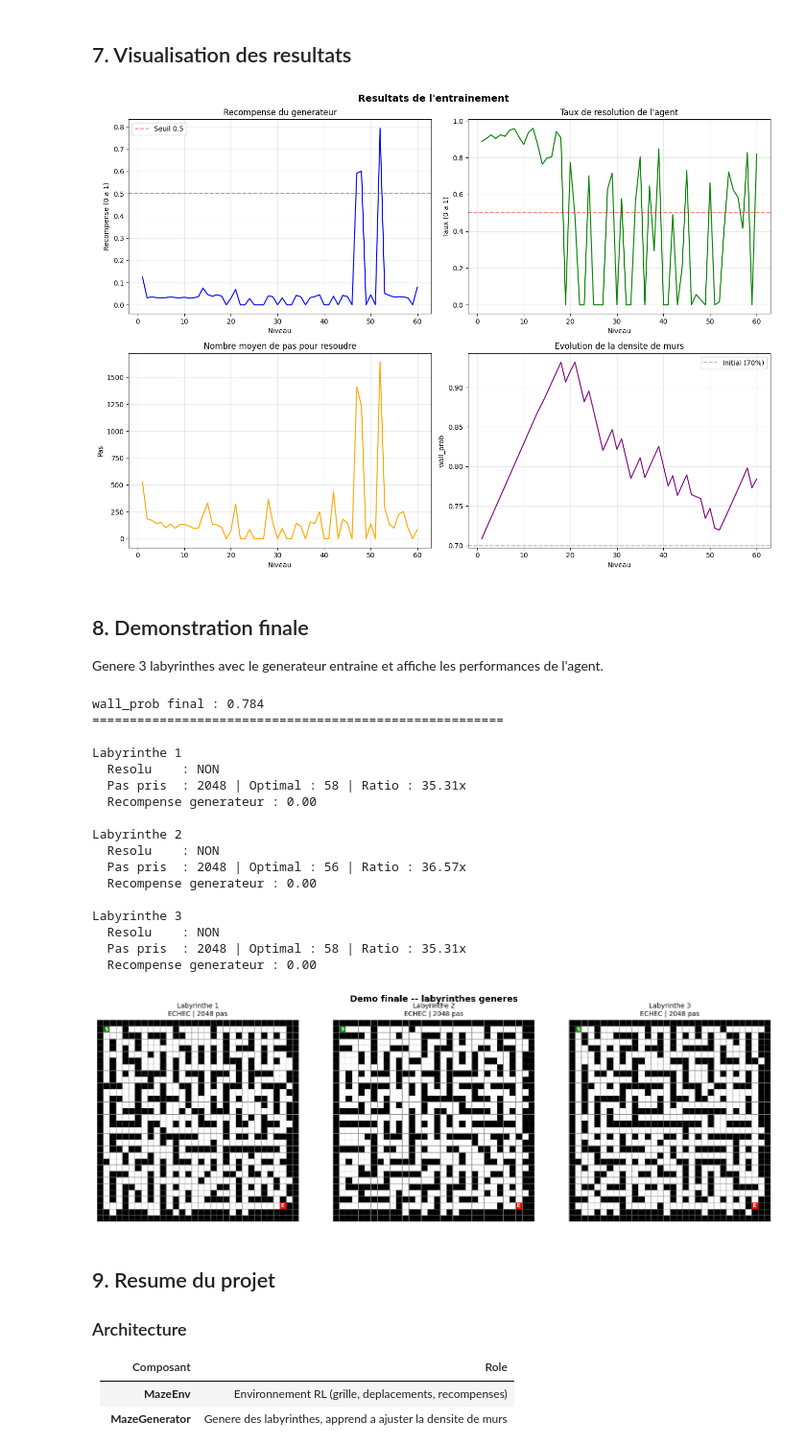
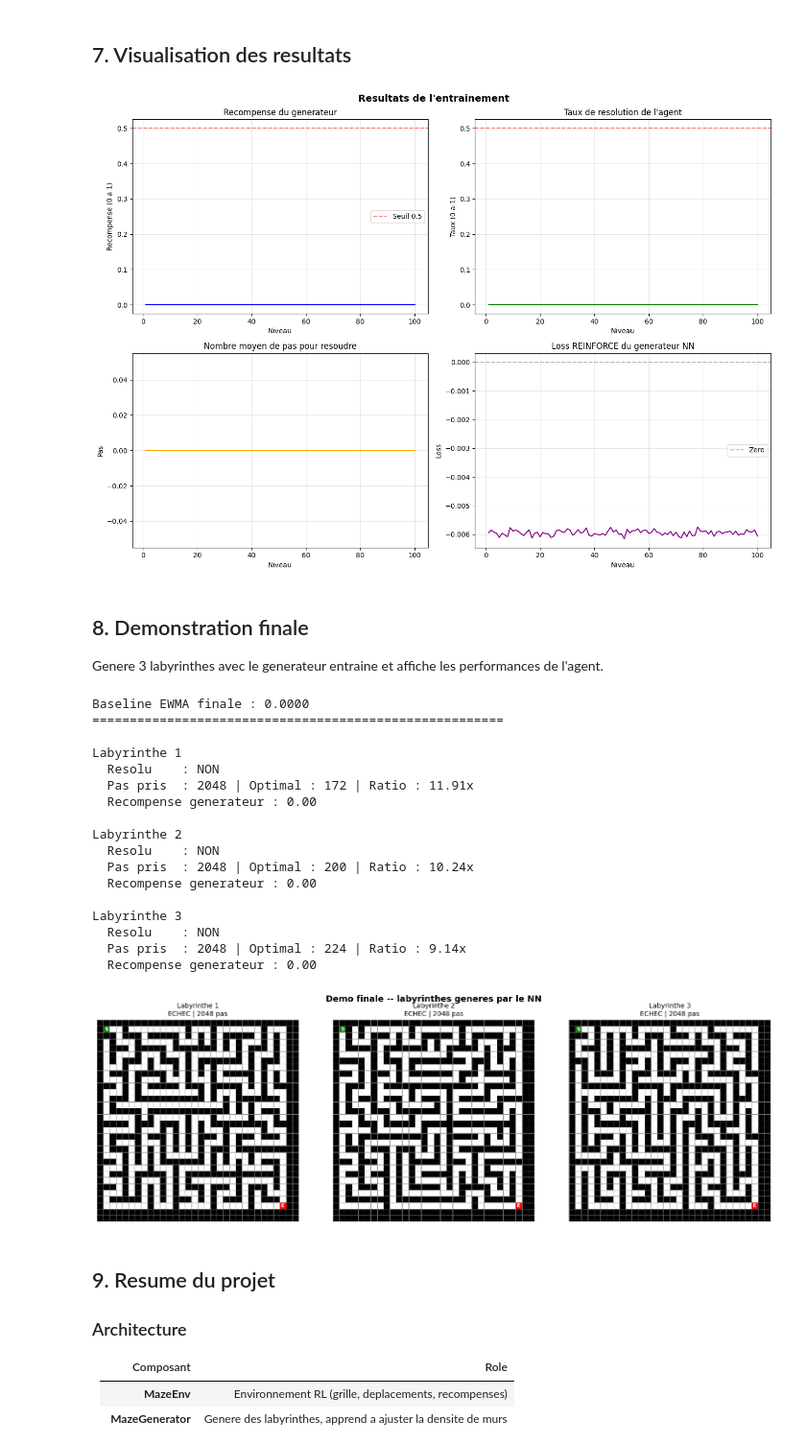
Before and after one commit to apierrr/Projet-RL, a Jupyter notebook: VraiTPLol/app.ipynb, the cells around one changed output. Shown at 96% size. Cells and saved outputs as stored; diff of their text form; code cells hidden in the pictures.

Commit message:
Working maze v2

```diff
--- a/VraiTPLol/app.ipynb
+++ b/VraiTPLol/app.ipynb
@@ -483,56 +573,55 @@ def train(n_levels=N_LEVELS,
     agent     = QLearningAgent()
 
     history = {'level': [], 'gen_reward': [], 'solve_rate': [],
-               'avg_steps': [], 'wall_prob': []}
+               'avg_steps': [], 'loss': []}
 
-    print(f'Labyrinthe : {maze_height}x{maze_width}')
     print(f'Entrainement : {n_levels} niveaux x {episodes_per_level} episodes')
-    print('-' * 68)
+    print('-' * 72)
 
     for level_idx in range(n_levels):
 
-        # 1. Generer un labyrinthe soluble
+        # 1. Generer un labyrinthe
         grid = generator.generate()
         env  = MazeEnv(grid)
 
         # 2. Entrainer l'agent sur ce labyrinthe
         solve_count = 0
         total_steps = 0
-        last_solved, last_steps = False, 0
 
         for _ in range(episodes_per_level):
             solved, steps = agent.run_episode(env)
             if solved:
                 solve_count += 1
                 total_steps += steps
-                last_solved, last_steps = True, steps
 
         solve_rate = solve_count / episodes_per_level
         avg_steps  = total_steps / max(solve_count, 1)
 
-        # 3. Recompense du generateur : score_murs * score_pas
-        gen_reward = generator.compute_generator_reward(last_solved, last_steps, grid)
+        # 3. Recompense du generateur : solve_rate * (avg_steps / max_steps)
+        gen_reward = generator.compute_generator_reward(solve_rate, avg_steps)
 
-        # 4. Mise a jour du generateur (passe aussi agent_solved pour distinguer
-        #    "trop difficile" de "trop facile")
-        generator.update(last_solved, gen_reward)
+        # 4. Mise a jour du generateur (REINFORCE)
+        generator.update(solve_rate, gen_reward)
 
+        current_loss = generator.loss_history[-1] if generator.loss_history else 0.0
         history['level'].append(level_idx + 1)
         history['gen_reward'].append(gen_reward)
         history['solve_rate'].append(solve_rate)
         history['avg_steps'].append(avg_steps)
-        history['wall_prob'].append(generator.wall_prob)
+        history['loss'].append(current_loss)
 
         if (level_idx + 1) % verbose_every == 0:
             print(f'Niveau {level_idx+1:3d} | '
                   f'Resolution: {solve_rate:.0%} | '
                   f'Moy. pas: {avg_steps:6.1f} | '
                   f'Recomp. gene: {gen_reward:.3f} | '
-                  f'wall_prob: {generator.wall_prob:.3f}')
+                  f'loss NN: {current_loss:+.4f}')
 
-    print('-' * 68)
+    print('-' * 72)
+    final_loss = generator.loss_history[-1] if generator.loss_history else 0.0
     print(f'Termine ! Epsilon agent: {agent.epsilon:.3f} | '
-          f'wall_prob final: {generator.wall_prob:.3f}')
+          f'baseline: {generator.baseline:.4f} | '
+          f'loss NN finale: {final_loss:+.4f}')
     return generator, agent, history
 
 print('Fonction train() definie')
@@ -596,20 +688,19 @@ axes[1,0].set_xlabel('Niveau')
 axes[1,0].set_ylabel('Pas')
 axes[1,0].grid(True, alpha=0.3)
 
-# 4. Evolution de wall_prob
-axes[1,1].plot(levels, history['wall_prob'], color='purple', linewidth=1.5)
-axes[1,1].axhline(y=WALL_PROB_INIT, color='gray', linestyle='--', alpha=0.5,
-                   label=f'Initial ({WALL_PROB_INIT:.0%})')
-axes[1,1].set_title('Evolution de la densite de murs')
+# 4. Loss REINFORCE du generateur NN
+axes[1,1].plot(levels, history['loss'], color='purple', linewidth=1.5)
+axes[1,1].axhline(y=0.0, color='gray', linestyle='--', alpha=0.5, label='Zero')
+axes[1,1].set_title('Loss REINFORCE du generateur NN')
 axes[1,1].set_xlabel('Niveau')
-axes[1,1].set_ylabel('wall_prob')
+axes[1,1].set_ylabel('Loss')
 axes[1,1].legend()
 axes[1,1].grid(True, alpha=0.3)
 
 plt.tight_layout()
 plt.show()
 # %% [output]
-[figure, old version]
+[figure, new version]
 # %% [markdown]
 ## 8. Demonstration finale
 
@@ -618,17 +709,19 @@ Genere 3 labyrinthes avec le generateur entraine et affiche les performances de
 agent.epsilon = 0.0  # mode exploitation pure (plus d'exploration aleatoire)
 
 fig, axes = plt.subplots(1, 3, figsize=(15, 5))
-fig.suptitle('Demo finale -- labyrinthes generes', fontsize=13, fontweight='bold')
+fig.suptitle('Demo finale -- labyrinthes generes par le NN', fontsize=13, fontweight='bold')
 
-print(f'wall_prob final : {generator.wall_prob:.3f}')
+print(f'Baseline EWMA finale : {generator.baseline:.4f}')
 print('=' * 55)
 
 for i in range(3):
-    grid = generator.generate()
-    env  = MazeEnv(grid)
+    with torch.no_grad():
+        grid = generator.generate()
+    env    = MazeEnv(grid)
     solved, steps = agent.run_episode(env)
     optimal    = generator.shortest_path(grid)
-    gen_reward = generator.compute_generator_reward(solved, steps, grid)
+    solve_rate = 1.0 if solved else 0.0
+    gen_reward = generator.compute_generator_reward(solve_rate, steps)
 
     print(f'\nLabyrinthe {i+1}')
     if MAZE_HEIGHT <= 12 and MAZE_WIDTH <= 12:
@@ -649,38 +742,38 @@ for i in range(3):
                 (c, h-r-1), 1, 1, boxstyle='square,pad=0',
                 facecolor=color_map.get(cell, 'white'),
                 edgecolor='gray', linewidth=0.5)
             ax.add_patch(rect)
             if cell in ('S', 'E'):
                 ax.text(c+0.5, h-r-0.5, cell, ha='center', va='center',
                         color='white', fontweight='bold', fontsize=8)
     status = f'{"RESOLU" if solved else "ECHEC"} | {steps} pas'
     ax.set_title(f'Labyrinthe {i+1}\n{status}', fontsize=10)
     ax.set_xlim(0, w)
     ax.set_ylim(0, h)
     ax.set_aspect('equal')
     ax.axis('off')
 
 plt.tight_layout()
 plt.show()
 # %% [output]
-wall_prob final : 0.784
+Baseline EWMA finale : 0.0000
 =======================================================
 
 Labyrinthe 1
   Resolu    : NON
-  Pas pris  : 2048 | Optimal : 58 | Ratio : 35.31x
+  Pas pris  : 2048 | Optimal : 172 | Ratio : 11.91x
   Recompense generateur : 0.00
 
 Labyrinthe 2
   Resolu    : NON
-  Pas pris  : 2048 | Optimal : 56 | Ratio : 36.57x
+  Pas pris  : 2048 | Optimal : 200 | Ratio : 10.24x
   Recompense generateur : 0.00
 
 Labyrinthe 3
   Resolu    : NON
-  Pas pris  : 2048 | Optimal : 58 | Ratio : 35.31x
+  Pas pris  : 2048 | Optimal : 224 | Ratio : 9.14x
   Recompense generateur : 0.00
-[figure, old version]
+[figure, new version]
 # %% [markdown]
 ## 9. Resume du projet
 
```
Also changed, not shown: parts of 5 cells of this notebook.
